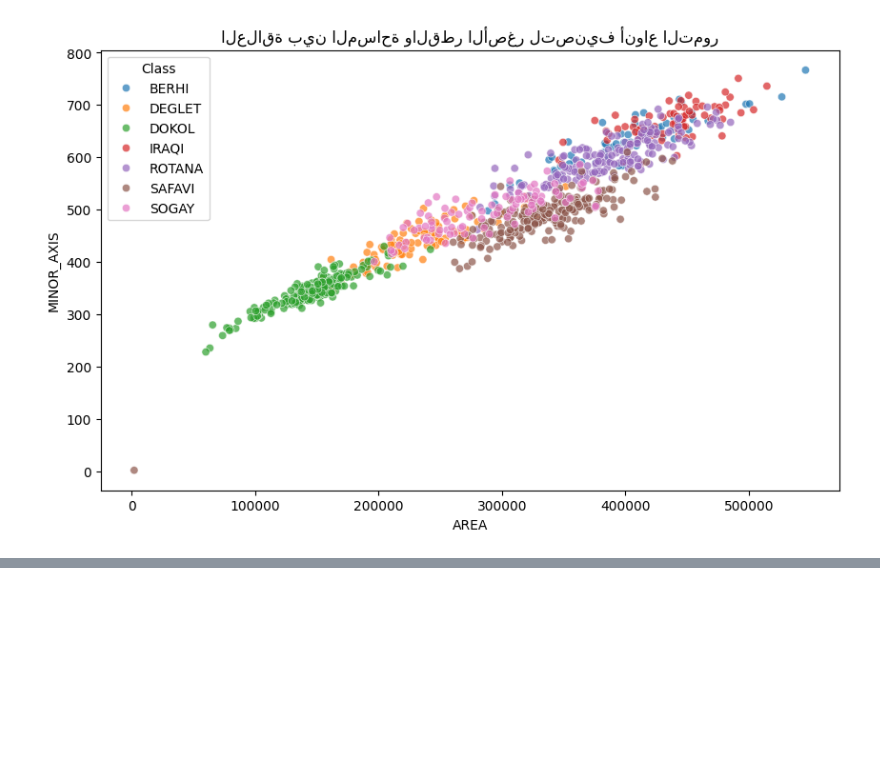
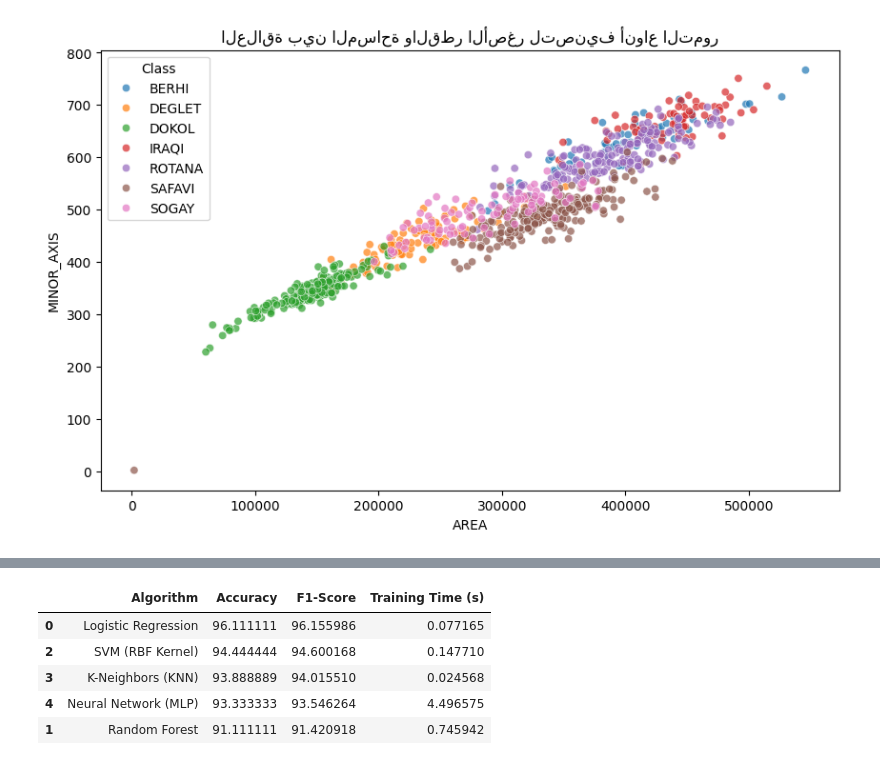
Before and after one commit to Mohamm76/Saudi-Date-Fruit-Classification-AI, a Jupyter notebook: notebooks/Date_Fruit_Classification_Solution.ipynb, the cells around one changed output, grey strips where cells are left out. Saved outputs shown, nothing was run; the diff lists cells and outputs as text; code cells hidden in the pictures; blank space fills up the shorter version.

Commit message:
fix: correct iloc indexing syntax and successfully save the best benchmarking model.

```diff
--- a/notebooks/Date_Fruit_Classification_Solution.ipynb
+++ b/notebooks/Date_Fruit_Classification_Solution.ipynb
@@ -130,0 +143,76 @@ Passing `palette` without assigning `hue` is deprecated and will be removed in v
+# %%
+# 1. استيراد المكتبات اللازمة
+from sklearn.model_selection import train_test_split
+from sklearn.preprocessing import StandardScaler
+from sklearn.ensemble import RandomForestClassifier
+from sklearn.svm import SVC
+from sklearn.neighbors import KNeighborsClassifier
+from sklearn.neural_network import MLPClassifier
+from sklearn.linear_model import LogisticRegression
+from sklearn.metrics import accuracy_score, f1_score
+import time
+import pandas as pd
+import joblib
+
+# 2. إعداد البيانات وتقسيمها (لضمان عدم حدوث NameError)
+X = df.drop(['Class', 'Class_Numeric'], axis=1)
+y = df['Class_Numeric']
+X_train, X_test, y_train, y_test = train_test_split(X, y, test_size=0.2, random_state=42)
+
+# 3. تحجيم البيانات (Scaling)
+scaler = StandardScaler()
+X_train_scaled = scaler.fit_transform(X_train)
+X_test_scaled = scaler.transform(X_test)
+
+# 4. تجهيز قائمة بالخوارزميات
+models = {
+    "Logistic Regression": LogisticRegression(max_iter=500),
+    "Random Forest": RandomForestClassifier(n_estimators=100, random_state=42),
+    "SVM (RBF Kernel)": SVC(kernel='rbf', probability=True),
+    "K-Neighbors (KNN)": KNeighborsClassifier(n_neighbors=5),
+    "Neural Network (MLP)": MLPClassifier(hidden_layer_sizes=(64, 32), max_iter=500, random_state=42)
+}
+
+# 5. تعريف قائمة النتائج كقائمة فارغة
+results = []
+
+print("جاري مقارنة أداء الخوارزميات لتصنيف التمور السعودية... \n")
+
+for name, model in models.items():
+    start_time = time.time()
+    model.fit(X_train_scaled, y_train) # التدريب
+    y_pred = model.predict(X_test_scaled) # التوقع
+
+    acc = accuracy_score(y_test, y_pred)
+    f1 = f1_score(y_test, y_pred, average='weighted')
+    elapsed_time = time.time() - start_time
+
+    results.append({
+        "Algorithm": name,
+        "Accuracy": acc * 100,
+        "F1-Score": f1 * 100,
+        "Training Time (s)": elapsed_time
+    })
+
+# 6. عرض النتائج في جدول مرتب تنازلياً
+results_df = pd.DataFrame(results).sort_values(by="Accuracy", ascending=False)
+print("-" * 50)
+display(results_df)
+
+# 7. التصحيح النهائي لاختيار الفائز (الحل البرمي الصحيح):
+# نستخدم iloc لجلب أول صف، ثم نأخذ اسم العمود ['Algorithm']
+best_row = results_df.iloc[0] # جلب الصف الأول (الأكثر دقة)
+best_model_name = best_row['Algorithm'] # استخراج الاسم
+best_accuracy = best_row['Accuracy'] # استخراج الدقة
+
+# استرجاع كائن النموذج الفائز من القاموس
+best_model_obj = models[best_model_name]
+
+# 8. حفظ النموذج والمحجم في المجلد models
+joblib.dump(best_model_obj, 'models/best_date_fruit_model.pkl')
+joblib.dump(scaler, 'models/best_date_scaler.pkl')
+
+print(f"\n✅ الخوارزمية الفائزة تقنياً هي: {best_model_name}")
+print(f"بنسبة دقة بلغت: {best_accuracy:.2f}%")
+print("تم حفظ النموذج والمحجم بنجاح في مجلد models")
+# %% [output]
@@ -130,0 +222,6 @@ Passing `palette` without assigning `hue` is deprecated and will be removed in v
+|  | Algorithm | Accuracy | F1-Score | Training Time (s) |
+| 0 | Logistic Regression | 96.111111 | 96.155986 | 0.077165 |
+| 2 | SVM (RBF Kernel) | 94.444444 | 94.600168 | 0.147710 |
+| 3 | K-Neighbors (KNN) | 93.888889 | 94.015510 | 0.024568 |
+| 4 | Neural Network (MLP) | 93.333333 | 93.546264 | 4.496575 |
+| 1 | Random Forest | 91.111111 | 91.420918 | 0.745942 |
```
Also changed, not shown: parts of 2 cells of this notebook.
